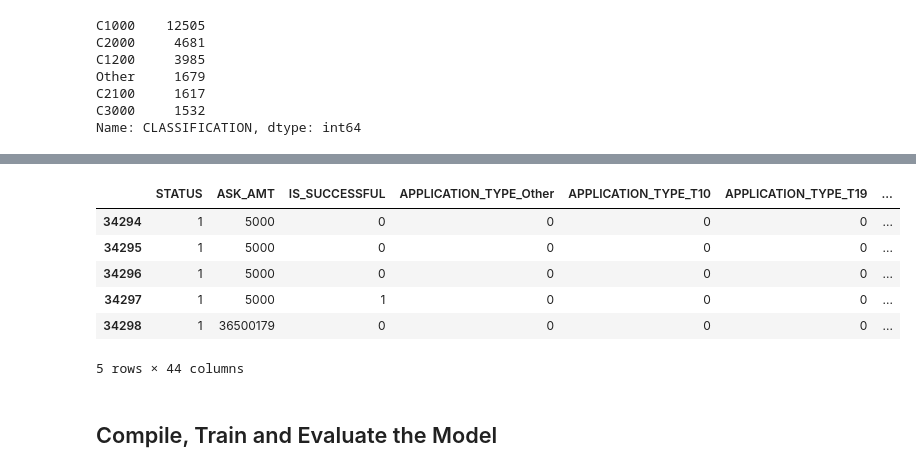
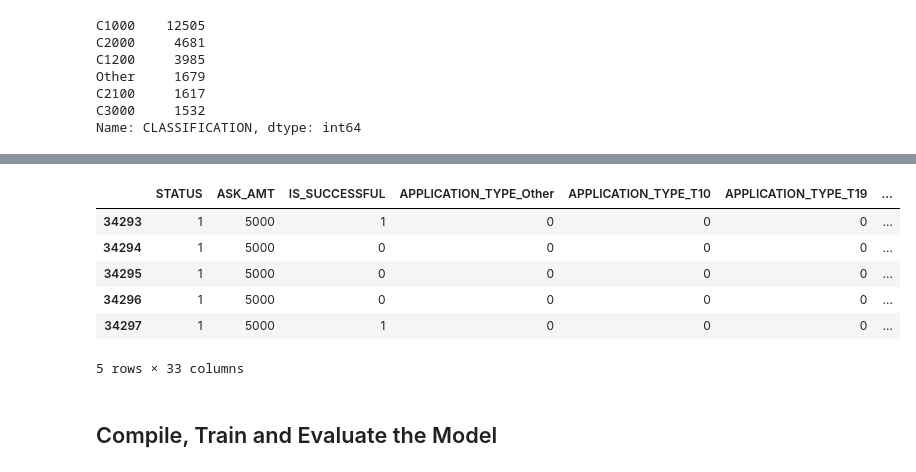
Before and after one commit to shrapple/deep-learning-challenge, a Jupyter notebook: Starter_Code_Optimization.ipynb, the cells around one changed output, grey strips where cells are left out. Drawn from its saved outputs; the diff is of its cells as text; code cells hidden in the pictures.

```diff
--- a/Starter_Code_Optimization.ipynb
+++ b/Starter_Code_Optimization.ipynb
@@ -224,3 +224,6 @@ Other     1679
 C2100     1617
 C3000     1532
 Name: CLASSIFICATION, dtype: int64
+# %%
+application_df = application_df.drop(['SPECIAL_CONSIDERATIONS', 'INCOME_AMT'], axis = 1)
+application_df
@@ -227,19 +244,19 @@ Name: CLASSIFICATION, dtype: int64
 # %%
 # Convert categorical data to numeric with `pd.get_dummies`
 # application_df.dtypes
-dummy_df = pd.get_dummies(application_df[['APPLICATION_TYPE', 'AFFILIATION', 'CLASSIFICATION', 'USE_CASE', 'ORGANIZATION', 'INCOME_AMT', 'SPECIAL_CONSIDERATIONS']])
+dummy_df = pd.get_dummies(application_df[['APPLICATION_TYPE', 'AFFILIATION', 'CLASSIFICATION', 'USE_CASE', 'ORGANIZATION']])
 merged_df = pd.concat([application_df, dummy_df], axis=1)
-merged_df = merged_df.drop(['APPLICATION_TYPE', 'AFFILIATION', 'CLASSIFICATION', 'USE_CASE', 'ORGANIZATION', 'INCOME_AMT', 'SPECIAL_CONSIDERATIONS'], axis=1)
+merged_df = merged_df.drop(['APPLICATION_TYPE', 'AFFILIATION', 'CLASSIFICATION', 'USE_CASE', 'ORGANIZATION'], axis=1)
 merged_df.head()
 merged_df.tail()
 # %% [output]
 |  | STATUS | ASK_AMT | IS_SUCCESSFUL | APPLICATION_TYPE_Other | APPLICATION_TYPE_T10 | APPLICATION_TYPE_T19 | ... |
+| 34293 | 1 | 5000 | 1 | 0 | 0 | 0 | ... |
 | 34294 | 1 | 5000 | 0 | 0 | 0 | 0 | ... |
 | 34295 | 1 | 5000 | 0 | 0 | 0 | 0 | ... |
 | 34296 | 1 | 5000 | 0 | 0 | 0 | 0 | ... |
 | 34297 | 1 | 5000 | 1 | 0 | 0 | 0 | ... |
-| 34298 | 1 | 36500179 | 0 | 0 | 0 | 0 | ... |
-5 rows × 44 columns
+5 rows × 33 columns
 # %%
 # Split our preprocessed data into our features and target arrays
 y = merged_df['IS_SUCCESSFUL'].values
```
Also changed, not shown: parts of 11 cells of this notebook.
